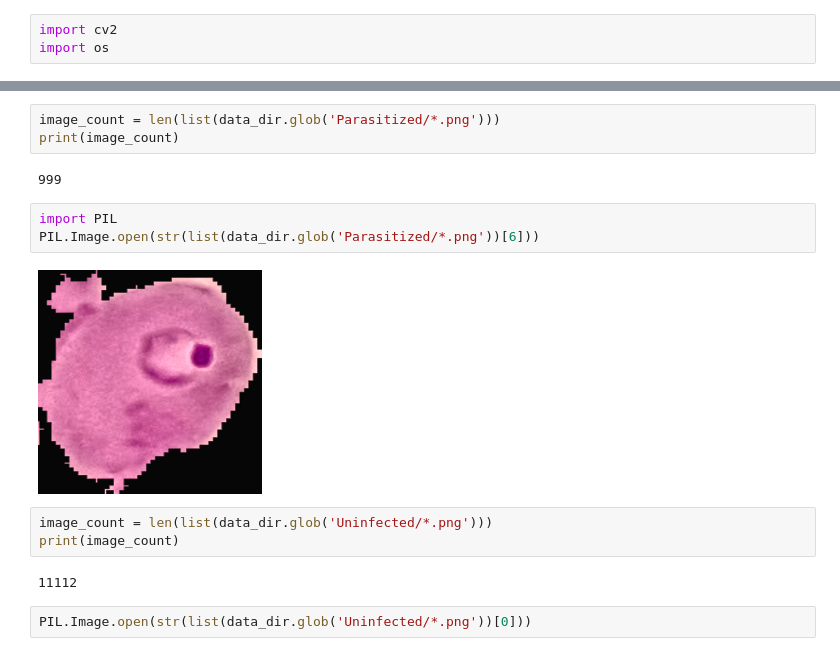
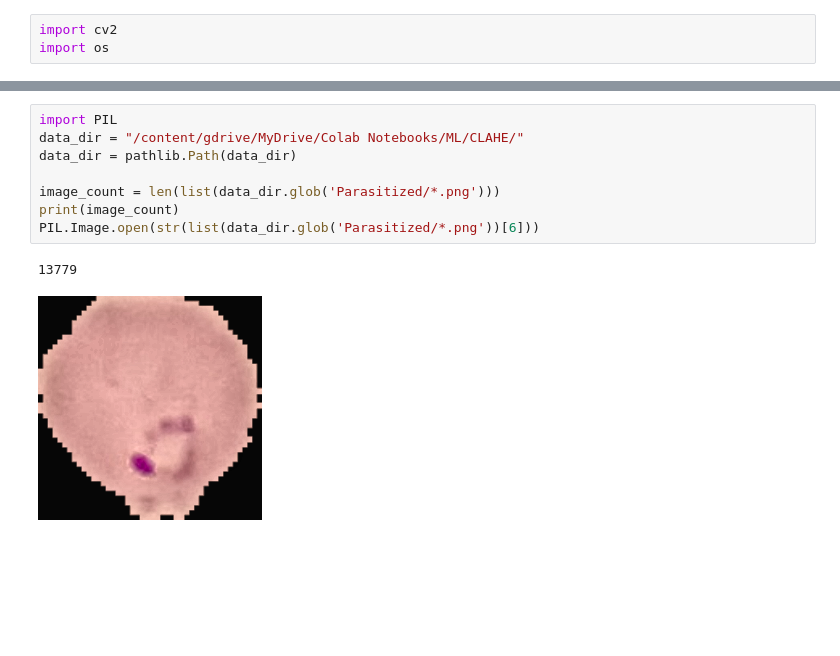
Before and after one commit to gayecolakoglu/Malaria_Detection_Deep_Learning, a Jupyter notebook: CLAHE.ipynb, the cells around one changed output, grey strips where cells are left out. Cells and saved outputs as stored; diff of their text form; blank space fills up the shorter version.

Commit message:
edit code for checking size of data sets

```diff
--- a/CLAHE.ipynb
+++ b/CLAHE.ipynb
@@ -127,17 +191,11 @@ data_dir = pathlib.Path(data_dir)
-# %%
-image_count = len(list(data_dir.glob('Parasitized/*.png')))
-print(image_count)
-# %% [output]
-999
 # %%
 import PIL
+data_dir = "/content/gdrive/MyDrive/Colab Notebooks/ML/CLAHE/"
+data_dir = pathlib.Path(data_dir)
+
+image_count = len(list(data_dir.glob('Parasitized/*.png')))
+print(image_count)
 PIL.Image.open(str(list(data_dir.glob('Parasitized/*.png'))[6]))
 # %% [output]
+13779
-[figure, old version]
+[figure, new version]
-# %%
-image_count = len(list(data_dir.glob('Uninfected/*.png')))
-print(image_count)
-# %% [output]
-11112
-# %%
-PIL.Image.open(str(list(data_dir.glob('Uninfected/*.png'))[0]))
```
Also changed, not shown: parts of 9 cells of this notebook.
